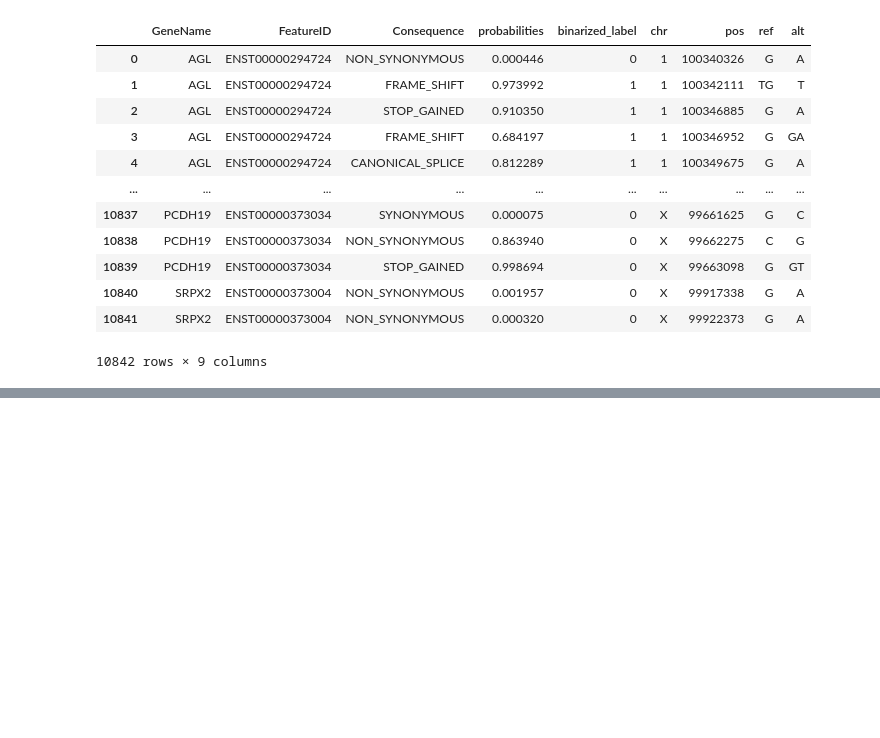
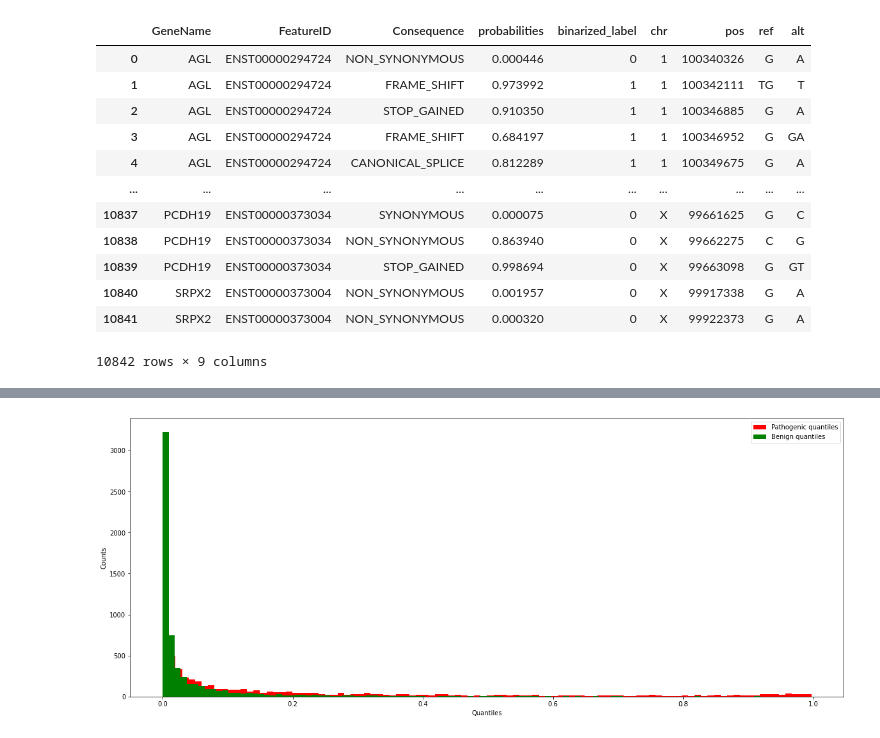
Before and after one commit to SietsmaRJ/capice_updatr, a Jupyter notebook: scripts/thresholds.ipynb, the cells around one changed output, grey strips where cells are left out. Cells and saved outputs as stored; diff of their text form; code cells hidden in the pictures; blank space fills up the shorter version.

```diff
--- a/scripts/thresholds.ipynb
+++ b/scripts/thresholds.ipynb
@@ -205,0 +560,3 @@ n
+# %%
+thresholds = pd.read_csv('/home/rjsietsma/PycharmProjects/capice_updatr/datafiles/thresholds.csv.gz')
+thresholds
@@ -205,0 +577,9 @@ n
+# %%
+plt.hist(thresholds['pathogenic_quantile'], bins=100, color='red', label='Pathogenic quantiles')
+plt.ylabel('Counts')
+plt.xlabel('Quantiles')
+plt.hist(thresholds['benign_quantile'], bins=100, color='green', label='Benign quantiles')
+plt.legend()
+plt.show()
+# %% [output]
+[figure, added]
```
Also changed, not shown: parts of 22 cells of this notebook, 2 other files.
